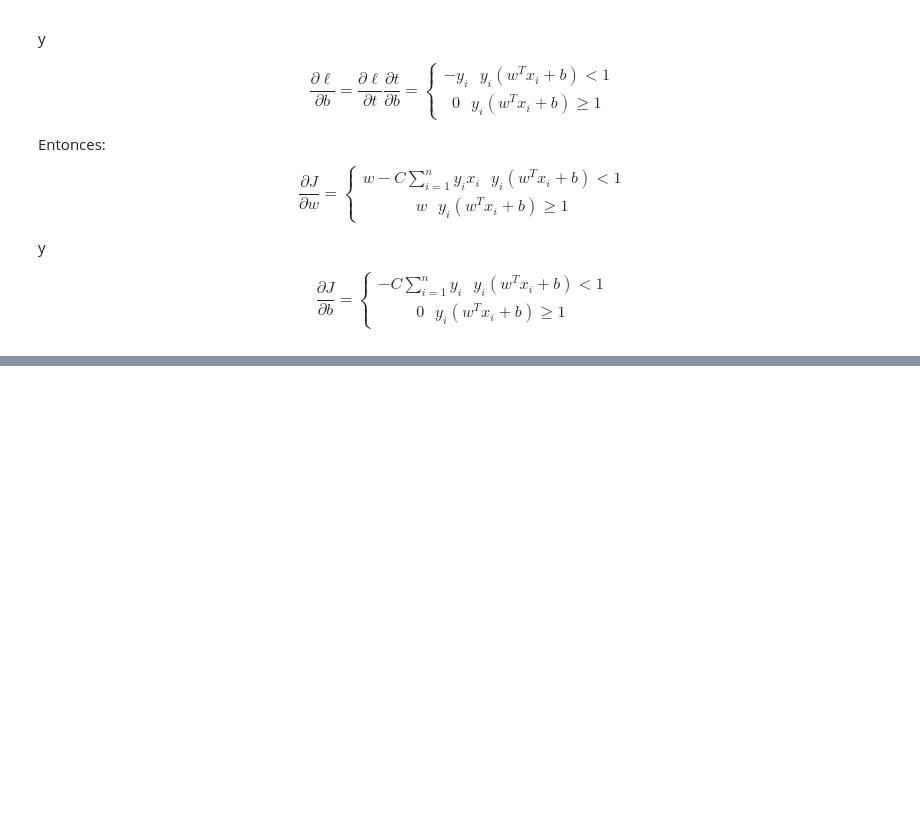
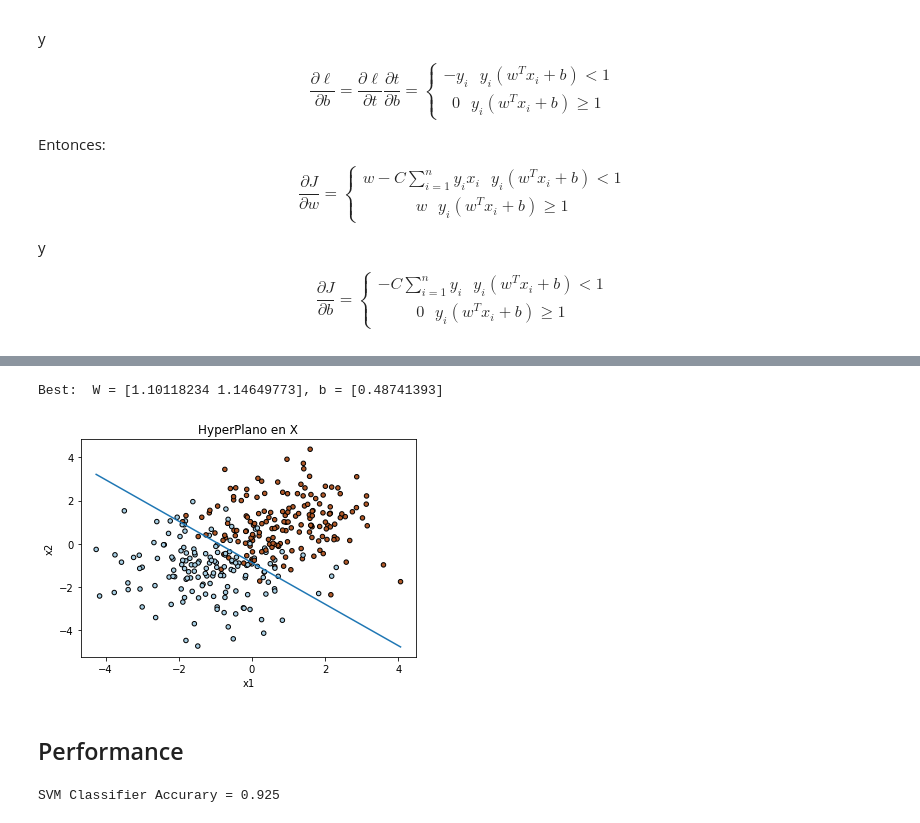
Before and after one commit to freddy120/svmtp2, a Jupyter notebook: TP2_AM.ipynb, the cells around one changed output, grey strips where cells are left out. Cells and saved outputs as stored; diff of their text form; code cells hidden in the pictures; blank space fills up the shorter version.

```diff
--- a/TP2_AM.ipynb
+++ b/TP2_AM.ipynb
@@ -88,14 +260,8 @@ def get_gradients(batch_size = 1):
 Xtrain = np.array(X_train)
 ytrain = np.array(y_train)
 Xtest =  np.array(X_test)
-ytest =  np.array(y_train)
-. . .
-svm = SVC()
-svm.fit(Xtrain,ytrain)
-print(svm.support_vectors_)
-print(svm.supprt_)
-print(svm.coef_)
-print(svm.intercept_)
-svm.score(Xtest, ytest)
-svm.predict(Xtest)
+ytest =  np.array(y_test)
+
+svm = SVC(C=C, kernel='linear', tol=epsilon)
+svm.fit(Xtrain, ytrain)
 # %% [output]
@@ -102,0 +287,14 @@ SyntaxError: ignored
+# %%
+print("Best (SVM):  W = {}, b = {}".format(svm.coef_[0], svm.intercept_))
+# %% [output]
+Best:  W = [1.10118234 1.14649773], b = [0.48741393]
+# %%
+plot_train_points(np.array(X_train), np.array(y_train), svm.coef_.T, b)
+# %% [output]
+[figure, added]
+# %% [markdown]
+## Performance
+# %%
+print("SVM Classifier Accurary = {}".format(np.sum(svm.predict(Xtest) == ytest)/len(ytest)))
+# %% [output]
+SVM Classifier Accurary = 0.925
```
Also changed, not shown: parts of 11 cells of this notebook.
